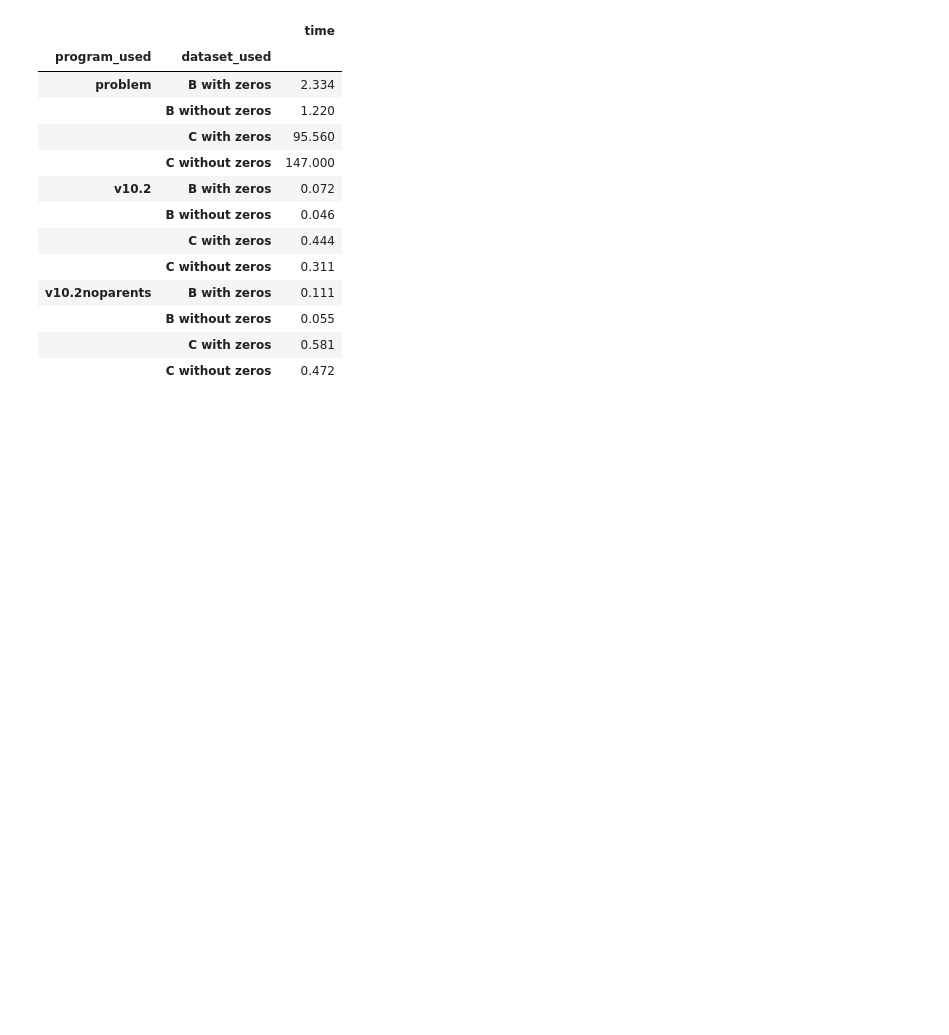
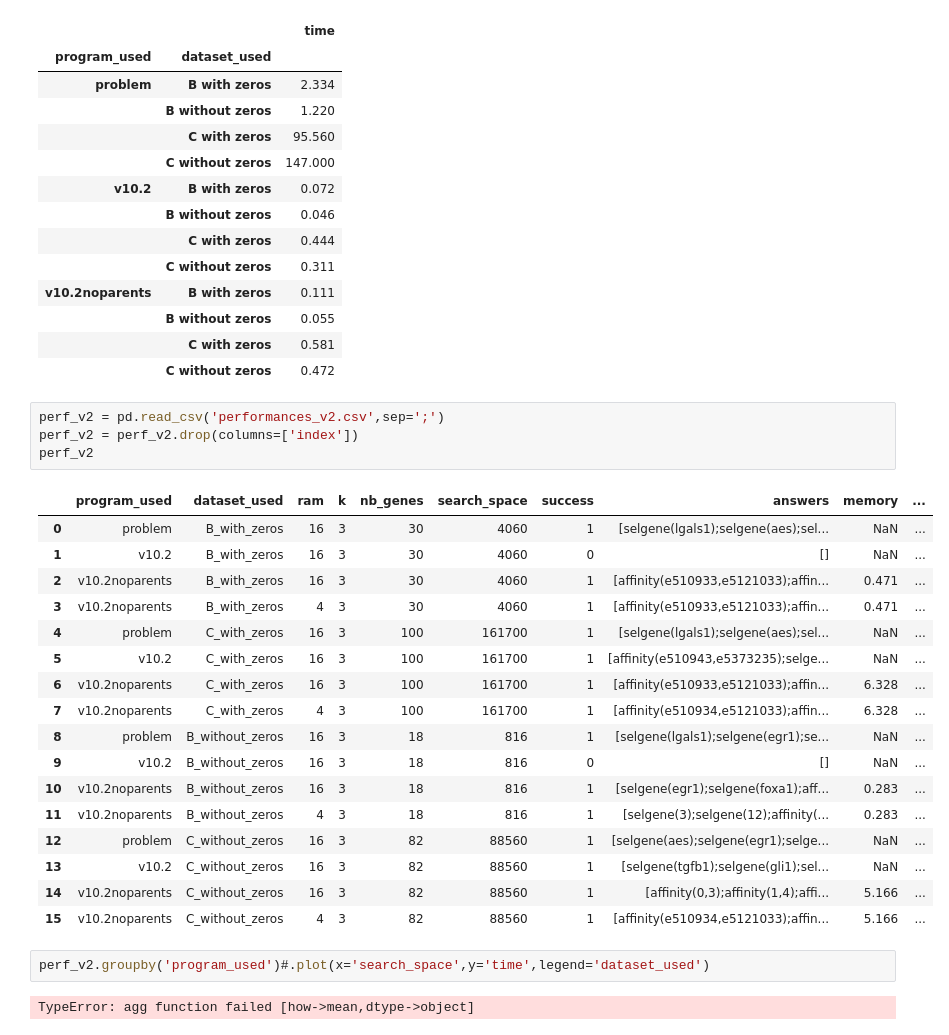
Before and after one commit to F-Michelon/PIIA, a Jupyter notebook: RESULTATS/Untitled.ipynb, the cells around one changed output. Drawn from its saved outputs; the diff is of its cells as text; blank space fills up the shorter version.

```diff
--- a/RESULTATS/Untitled.ipynb
+++ b/RESULTATS/Untitled.ipynb
@@ -36,3 +36,29 @@ perf[['program_used', 'dataset_used', 'time']].groupby(['program_used','dataset_
 |  | B without zeros | 0.055 |
 |  | C with zeros | 0.581 |
 |  | C without zeros | 0.472 |
+# %%
+perf_v2 = pd.read_csv('performances_v2.csv',sep=';')
+perf_v2 = perf_v2.drop(columns=['index'])
+perf_v2
+# %% [output]
+|  | program_used | dataset_used | ram | k | nb_genes | search_space | success | answers | memory | ... |
+| 0 | problem | B_with_zeros | 16 | 3 | 30 | 4060 | 1 | [selgene(lgals1);selgene(aes);sel... | NaN | ... |
+| 1 | v10.2 | B_with_zeros | 16 | 3 | 30 | 4060 | 0 | [] | NaN | ... |
+| 2 | v10.2noparents | B_with_zeros | 16 | 3 | 30 | 4060 | 1 | [affinity(e510933,e5121033);affin... | 0.471 | ... |
+| 3 | v10.2noparents | B_with_zeros | 4 | 3 | 30 | 4060 | 1 | [affinity(e510933,e5121033);affin... | 0.471 | ... |
+| 4 | problem | C_with_zeros | 16 | 3 | 100 | 161700 | 1 | [selgene(lgals1);selgene(aes);sel... | NaN | ... |
+| 5 | v10.2 | C_with_zeros | 16 | 3 | 100 | 161700 | 1 | [affinity(e510943,e5373235);selge... | NaN | ... |
+| 6 | v10.2noparents | C_with_zeros | 16 | 3 | 100 | 161700 | 1 | [affinity(e510933,e5121033);affin... | 6.328 | ... |
+| 7 | v10.2noparents | C_with_zeros | 4 | 3 | 100 | 161700 | 1 | [affinity(e510934,e5121033);affin... | 6.328 | ... |
+| 8 | problem | B_without_zeros | 16 | 3 | 18 | 816 | 1 | [selgene(lgals1);selgene(egr1);se... | NaN | ... |
+| 9 | v10.2 | B_without_zeros | 16 | 3 | 18 | 816 | 0 | [] | NaN | ... |
+| 10 | v10.2noparents | B_without_zeros | 16 | 3 | 18 | 816 | 1 | [selgene(egr1);selgene(foxa1);aff... | 0.283 | ... |
+| 11 | v10.2noparents | B_without_zeros | 4 | 3 | 18 | 816 | 1 | [selgene(3);selgene(12);affinity(... | 0.283 | ... |
+| 12 | problem | C_without_zeros | 16 | 3 | 82 | 88560 | 1 | [selgene(aes);selgene(egr1);selge... | NaN | ... |
+| 13 | v10.2 | C_without_zeros | 16 | 3 | 82 | 88560 | 1 | [selgene(tgfb1);selgene(gli1);sel... | NaN | ... |
+| 14 | v10.2noparents | C_without_zeros | 16 | 3 | 82 | 88560 | 1 | [affinity(0,3);affinity(1,4);affi... | 5.166 | ... |
+| 15 | v10.2noparents | C_without_zeros | 4 | 3 | 82 | 88560 | 1 | [affinity(e510934,e5121033);affin... | 5.166 | ... |
+# %%
+perf_v2.groupby('program_used')#.plot(x='search_space',y='time',legend='dataset_used')
+# %% [output]
+TypeError: agg function failed [how->mean,dtype->object]
```
